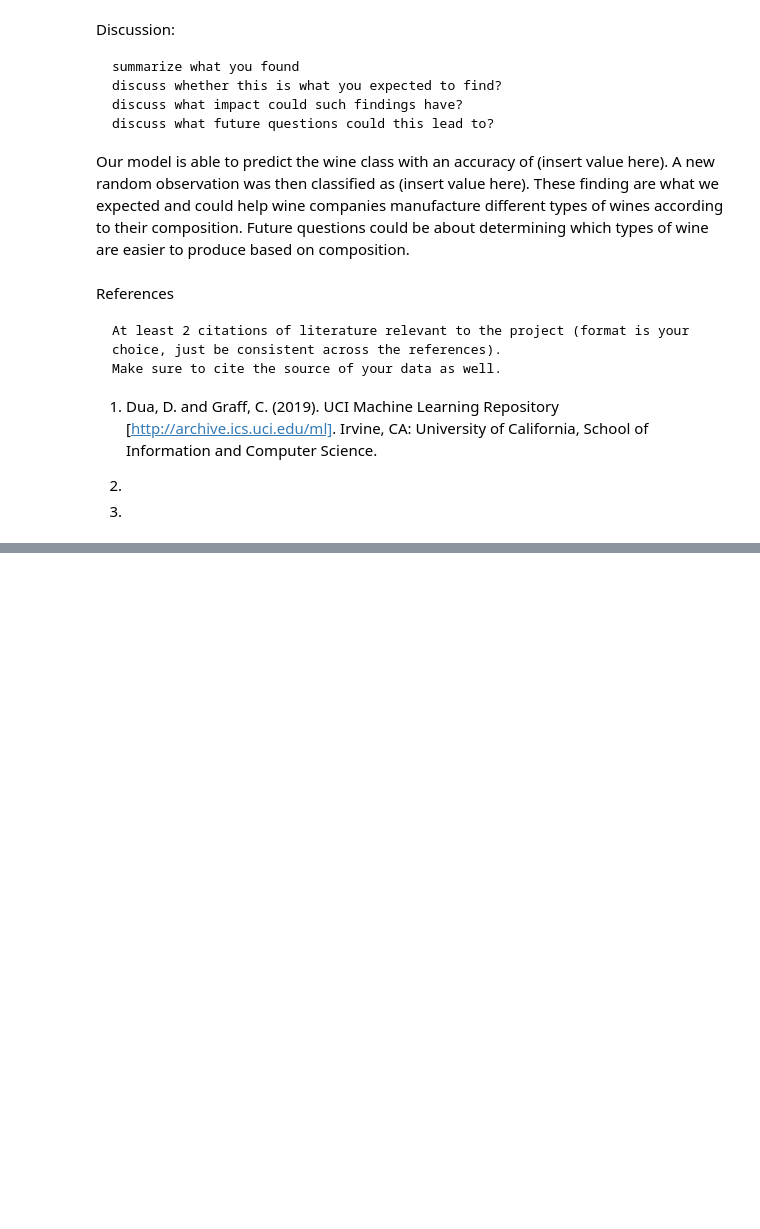
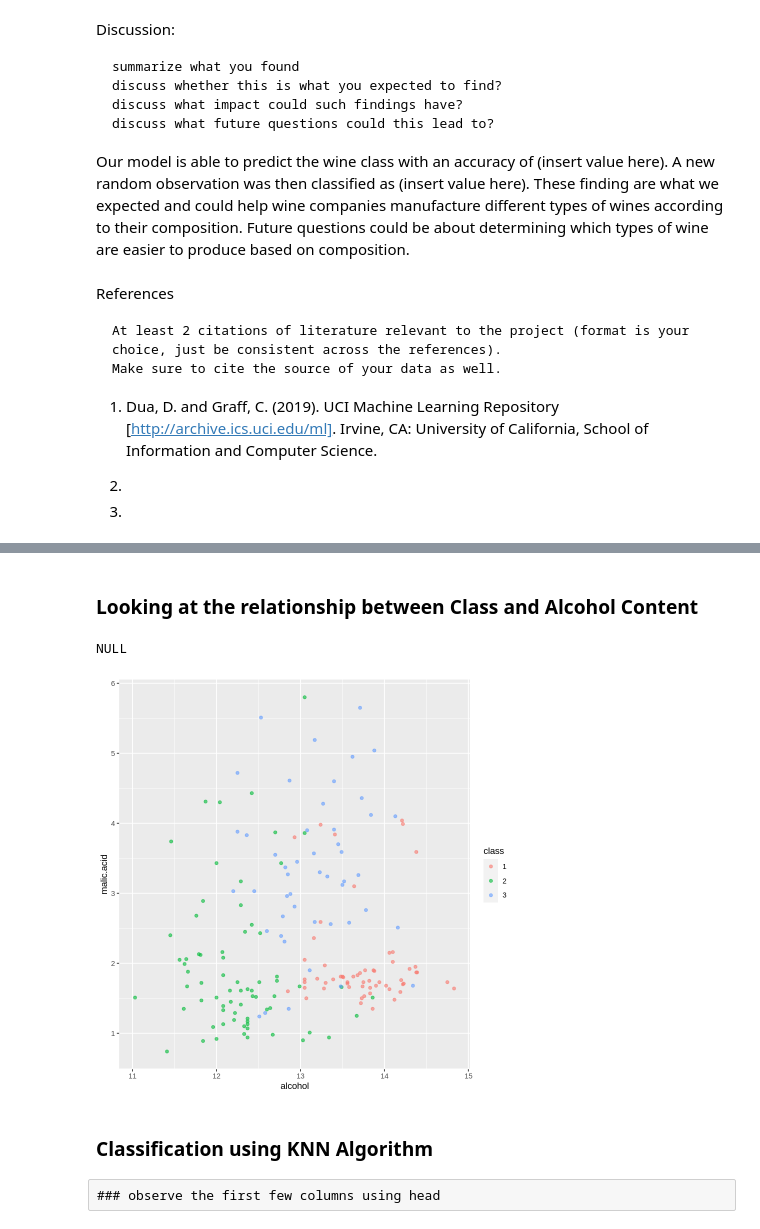
Before and after one commit to a-nguyen-1/DSCI100Project-Group117, a Jupyter notebook: group_project_report.ipynb, the cells around one changed output, grey strips where cells are left out. Cells and saved outputs as stored; diff of their text form; code cells hidden in the pictures; blank space fills up the shorter version.

```diff
--- a/group_project_report.ipynb
+++ b/group_project_report.ipynb
@@ -176,0 +232,19 @@ ERROR: Error in parse(text = x, srcfile = src): <text>:1:5: unexpected symbol
+# %% [markdown]
+### Looking at the relationship between Class and Alcohol Content
+# %%
+wine_plot  <- wine_data  |>
+  ggplot(aes(x = alcohol, y = malic.acid, color = class)) +
+  geom_point(alpha = 0.6)
+  labs(x = "Perimeter (standardized)",
+       y = "Concavity (standardized)",
+       color = "Diagnosis") +
+  scale_color_manual(labels = c("Malignant", "Benign"),
+                     values = c("orange2", "steelblue2")) +
+  theme(text = element_text(size = 12))
+
+wine_plot
+# %% [output]
+NULL
+[figure, added]
+# %% [markdown]
+### Classification using KNN Algorithm
@@ -176,0 +256,2 @@ ERROR: Error in parse(text = x, srcfile = src): <text>:1:5: unexpected symbol
+# %% [raw]
+### observe the first few columns using head
```
Also changed, not shown: parts of 36 cells of this notebook.
